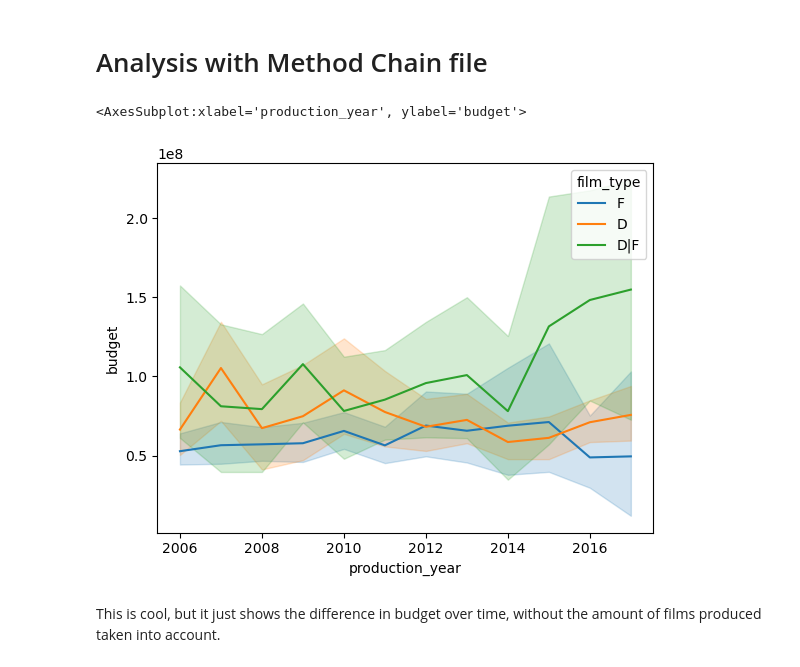
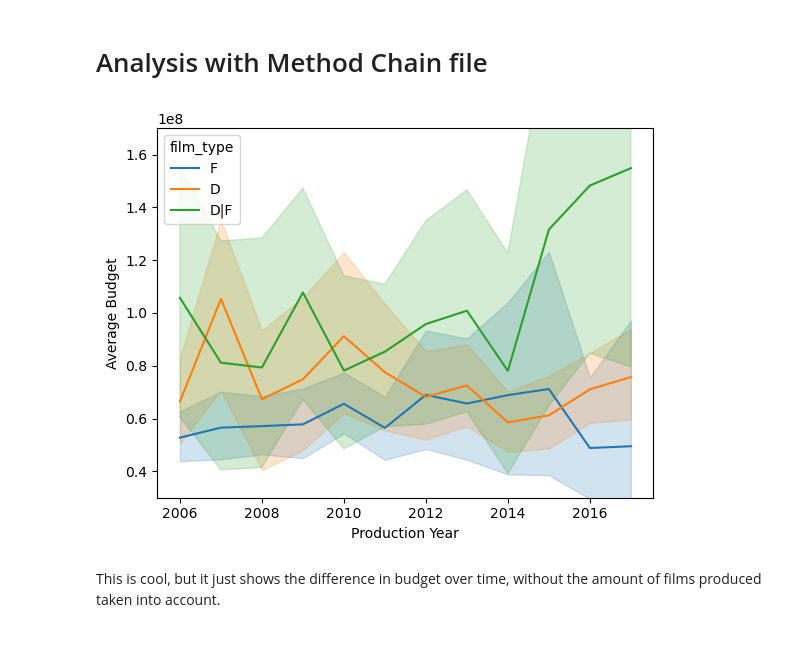
Before and after one commit to ubco-W2022T1-cosc301/project-group16, a Jupyter notebook: notebooks/analysis2.ipynb, the cells around one changed output. Cells and saved outputs as stored; diff of their text form; code cells hidden in the pictures.

```diff
--- a/notebooks/analysis2.ipynb
+++ b/notebooks/analysis2.ipynb
@@ -104,15 +103,18 @@ df1=(
 # %%
 import pandas as pd
 import numpy as np
 import seaborn as sns
 import project_functions2 as pf2
 import matplotlib.pyplot as plt
 
 df = pf2.load_and_process("../data/raw/top_movies.csv")
 df.to_csv("../data/processed/analysis2processed.csv")
-sns.lineplot(x=df["production_year"], y=df["budget"], hue=df["film_type"])
+lp = sns.lineplot(x=df["production_year"], y=df["budget"], hue=df["film_type"])
+lp.set_xlabel("Production Year")
+lp.set_ylabel("Average Budget")
+plt.ylim(0.3*1e8,1.7*1e8)
+plt.savefig('../images/average-budget.png')
 # %% [output]
-<AxesSubplot:xlabel='production_year', ylabel='budget'>
-[figure, old version]
+[figure, new version]
 # %% [markdown]
 This is cool, but it just shows the difference in budget over time, without the amount of films produced taken into account.
```
Also changed, not shown: parts of 5 cells of this notebook, 6 other files.
